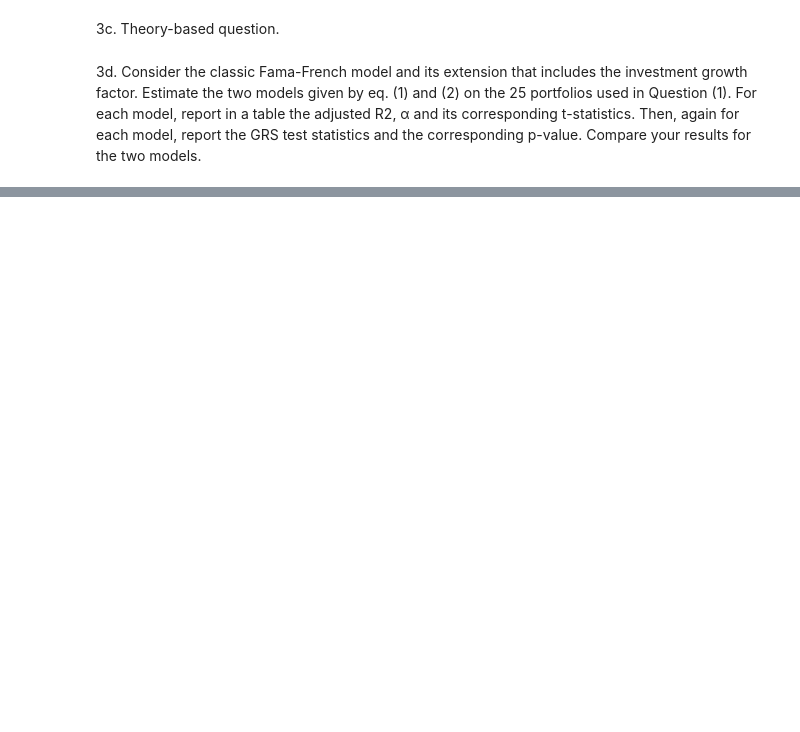
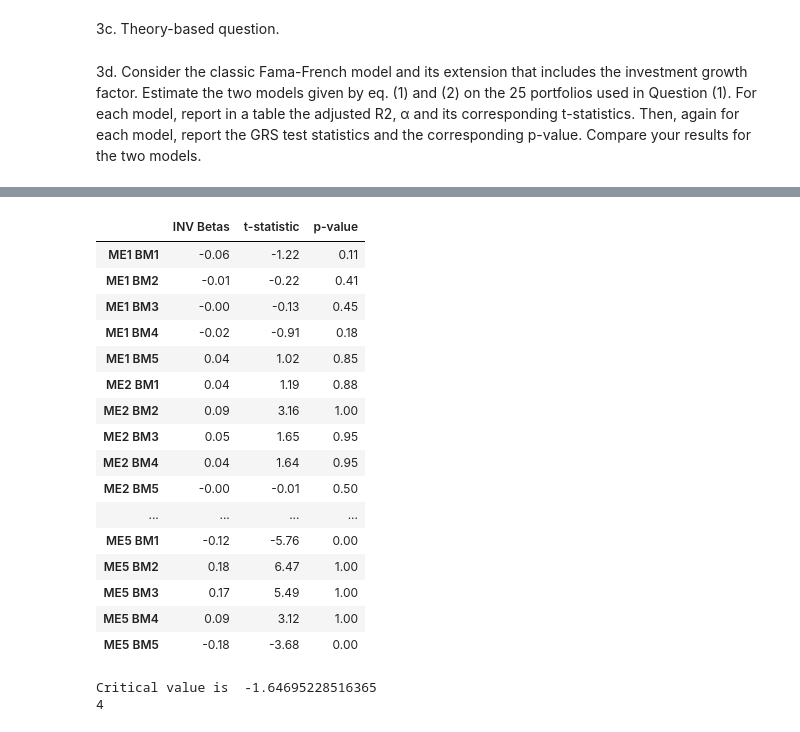
Before and after one commit to JiaqiSun45635/AP, a Jupyter notebook: Asset Pricing Assignment Q3.ipynb, the cells around one changed output, grey strips where cells are left out. Cells and saved outputs as stored; diff of their text form; code cells hidden in the pictures; blank space fills up the shorter version.

```diff
--- a/Asset Pricing Assignment Q3.ipynb
+++ b/Asset Pricing Assignment Q3.ipynb
@@ -303,22 +526,43 @@ df25p.shape
 # %%
 # betas of INV factor
 inv_betas_dict = {}
-inv_betas_se = {}
-inv_betas_t_manual = {}
-inv_betas_t_auto = {}
+inv_betas_t = {}
 inv_betas_p = {}
-df_t = df25p.shape[0] - 5
+df = df25p.shape[0] - 5
+sig_lvl = 0.05
 
 for key in FF_extended:
     res = FF_extended[key]
-    inv_betas_dict[key] = round(res.params['INV'],5)
-    inv_betas_se[key] = res.bse['INV']
-    inv_betas_t_manual[key] = res.params['INV']/res.bse['INV']
-    inv_betas_t_auto[key] = round(res.tvalues['INV'], 5)
-    inv_betas_p[key] = t.cdf(res.tvalues['INV'], df=df_t)
+    inv_betas_dict[key] = round(res.params['INV'],2)
+    inv_betas_t[key] = round(res.tvalues['INV'], 2)
+    inv_betas_p[key] = round(t.cdf(res.tvalues['INV'], df),2)
 
+critical_value = t.ppf(sig_lvl, df)
 
-inv_betas = pd.DataFrame({"INV Betas": inv_betas_dict, "t-statistic (manual)": inv_betas_t_manual, "t-statistic (auto)": inv_betas_t_auto, "p-value": inv_betas_p})
+inv_betas = pd.DataFrame({"INV Betas": inv_betas_dict, "t-statistic": inv_betas_t, "p-value": inv_betas_p})
 
+display(inv_betas)
 
-inv_betas
+significant_counts = (inv_betas['t-statistic'] < critical_value).sum()
+print('Critical value is ', critical_value)
+print(significant_counts)
+# %% [output]
+|  | INV Betas | t-statistic | p-value |
+| ME1 BM1 | -0.06 | -1.22 | 0.11 |
+| ME1 BM2 | -0.01 | -0.22 | 0.41 |
+| ME1 BM3 | -0.00 | -0.13 | 0.45 |
+| ME1 BM4 | -0.02 | -0.91 | 0.18 |
+| ME1 BM5 | 0.04 | 1.02 | 0.85 |
+| ME2 BM1 | 0.04 | 1.19 | 0.88 |
+| ME2 BM2 | 0.09 | 3.16 | 1.00 |
+| ME2 BM3 | 0.05 | 1.65 | 0.95 |
+| ME2 BM4 | 0.04 | 1.64 | 0.95 |
+| ME2 BM5 | -0.00 | -0.01 | 0.50 |
+| ... | ... | ... | ... |
+| ME5 BM1 | -0.12 | -5.76 | 0.00 |
+| ME5 BM2 | 0.18 | 6.47 | 1.00 |
+| ME5 BM3 | 0.17 | 5.49 | 1.00 |
+| ME5 BM4 | 0.09 | 3.12 | 1.00 |
+| ME5 BM5 | -0.18 | -3.68 | 0.00 |
+Critical value is  -1.64695228516365
+4
```
Also changed, not shown: parts of 20 cells of this notebook.
